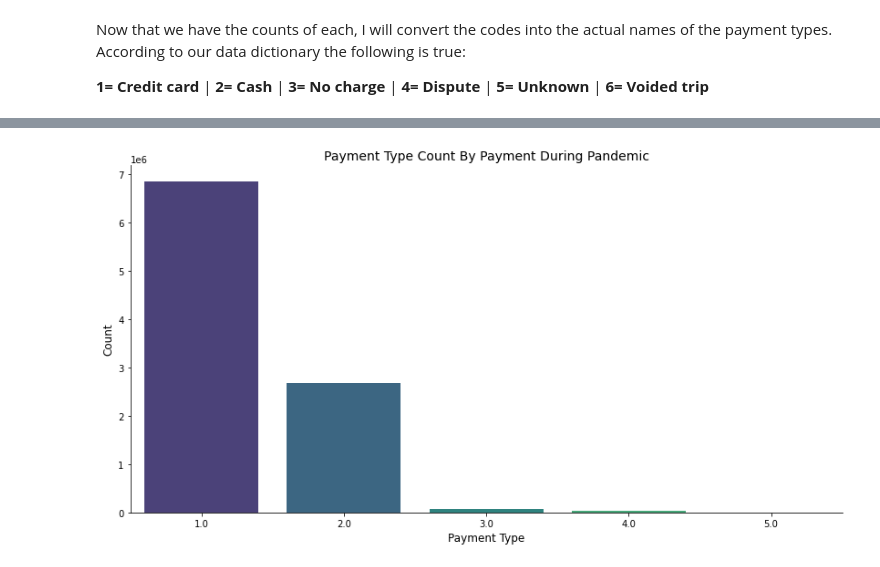
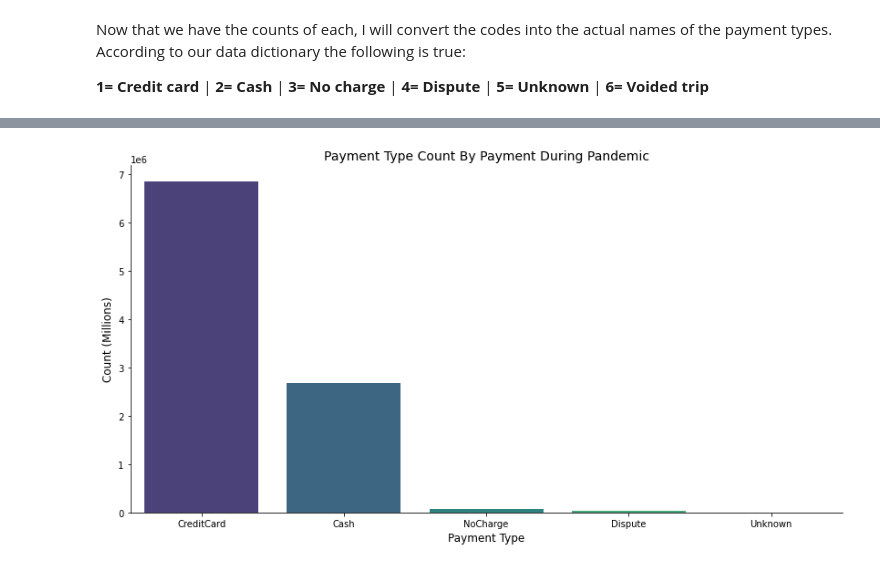
Before and after one commit to samtuleen/nyc-taxis-vs-covid, a Jupyter notebook: notebook1.ipynb, the cells around one changed output, grey strips where cells are left out. Drawn from its saved outputs; the diff is of its cells as text; code cells hidden in the pictures.

```diff
--- a/notebook1.ipynb
+++ b/notebook1.ipynb
@@ -160,3 +160,10 @@ payment_types.head(6)
 Now that we have the counts of each, I will convert the codes into the actual names of the payment types. According to our data dictionary the following is true:
 
 **1= Credit card** | **2= Cash** | **3= No charge** | **4= Dispute** | **5= Unknown** | **6= Voided trip**
+# %%
+payment_types['Payment Type']= payment_types['Payment Type'].astype(str)
+# %%
+payment_types['Payment Type']= payment_types['Payment Type'].replace({'1.0': 'CreditCard', '2.0': 'Cash',
+                                                                      '3.0': 'NoCharge','4.0': 'Dispute',
+                                                                      '5.0': 'Unknown', '6.0': 'VoidedTrip'})
+payment_types.head()
@@ -163,10 +177,10 @@ Now that we have the counts of each, I will convert the codes into the actual na
 # %%
 plt.figure(figsize=(14,7))
 ax1 = sns.barplot(x=payment_types['Payment Type'], y=payment_types['Count'], palette='viridis')
 plt.xlabel('Payment Type', fontsize=12)
-plt.ylabel('Count', fontsize=12)
+plt.ylabel('Count (Millions)', fontsize=12)
 plt.title('Payment Type Count By Payment During Pandemic', fontsize=14);
 sns.despine()
 plt.show()
 # %% [output]
-[figure, old version]
+[figure, new version]
```
Also changed, not shown: parts of 1 cell of this notebook.
